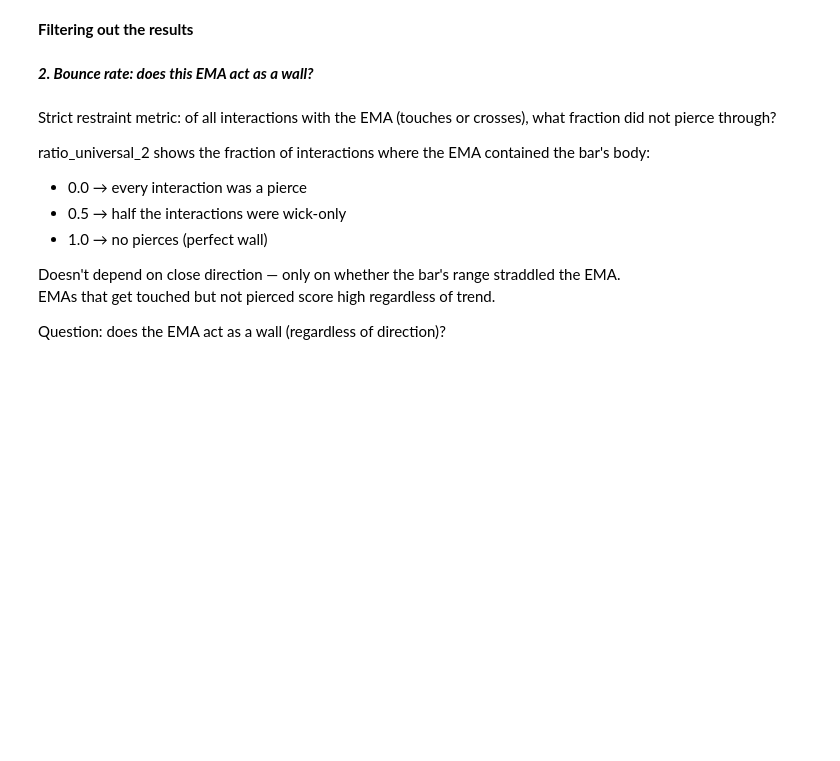
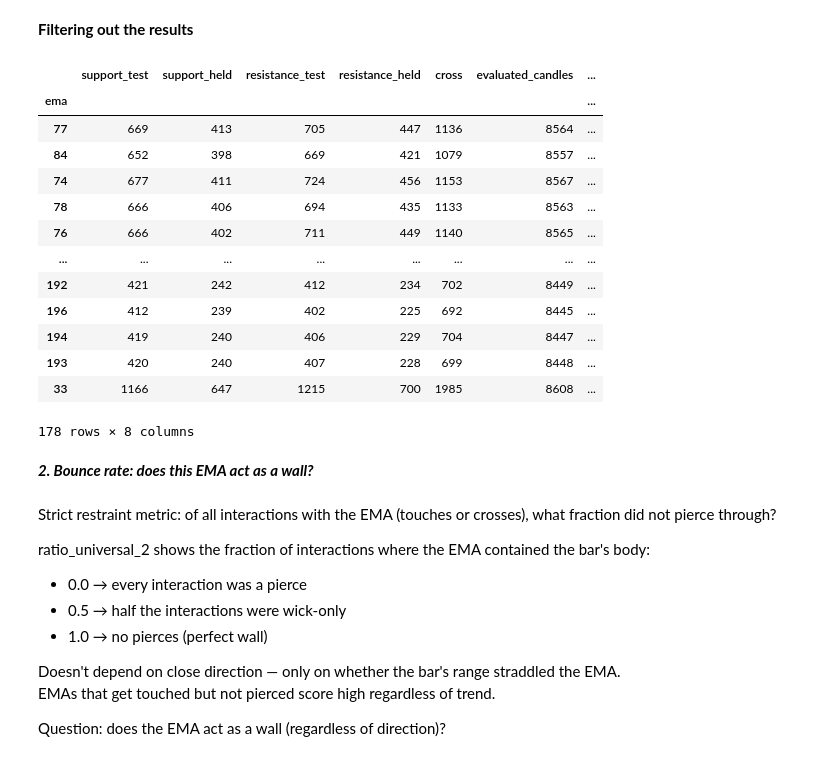
Before and after one commit to Galina-Makarchuk/ema_analysis, a Jupyter notebook: 2_ema_analysis.ipynb, the cells around one changed output. Cells and saved outputs as stored; diff of their text form; code cells hidden in the pictures; blank space fills up the shorter version.

```diff
--- a/2_ema_analysis.ipynb
+++ b/2_ema_analysis.ipynb
@@ -844,11 +912,26 @@ __Filtering out the results__
 # %%
 # Top 10 EMAs that pass both filters: cross-frequency (structural) and sample-size (statistical)
 # Sample size = total S/R tests across both directions.
 
 ratio_universal_1_filtered = filter_by_cross_rate(ratio_universal_1, MAX_CROSS_RATE)
 total_test = ratio_universal_1_filtered["support_test"] + ratio_universal_1_filtered["resistance_test"]
 ratio_universal_1_filtered = ratio_universal_1_filtered[total_test >= MIN_TOUCHES_UNI]
-ratio_universal_1_filtered.head(10)
+ratio_universal_1_filtered
+# %% [output]
+|  | support_test | support_held | resistance_test | resistance_held | cross | evaluated_candles | ... |
+| ema |  |  |  |  |  |  | ... |
+| 77 | 669 | 413 | 705 | 447 | 1136 | 8564 | ... |
+| 84 | 652 | 398 | 669 | 421 | 1079 | 8557 | ... |
+| 74 | 677 | 411 | 724 | 456 | 1153 | 8567 | ... |
+| 78 | 666 | 406 | 694 | 435 | 1133 | 8563 | ... |
+| 76 | 666 | 402 | 711 | 449 | 1140 | 8565 | ... |
+| ... | ... | ... | ... | ... | ... | ... | ... |
+| 192 | 421 | 242 | 412 | 234 | 702 | 8449 | ... |
+| 196 | 412 | 239 | 402 | 225 | 692 | 8445 | ... |
+| 194 | 419 | 240 | 406 | 229 | 704 | 8447 | ... |
+| 193 | 420 | 240 | 407 | 228 | 699 | 8448 | ... |
+| 33 | 1166 | 647 | 1215 | 700 | 1985 | 8608 | ... |
+178 rows × 8 columns
 # %% [markdown]
 __*2. Bounce rate: does this EMA act as a wall?*__
 # %% [markdown]
```
Also changed, not shown: parts of 12 cells of this notebook, 4 other files.
